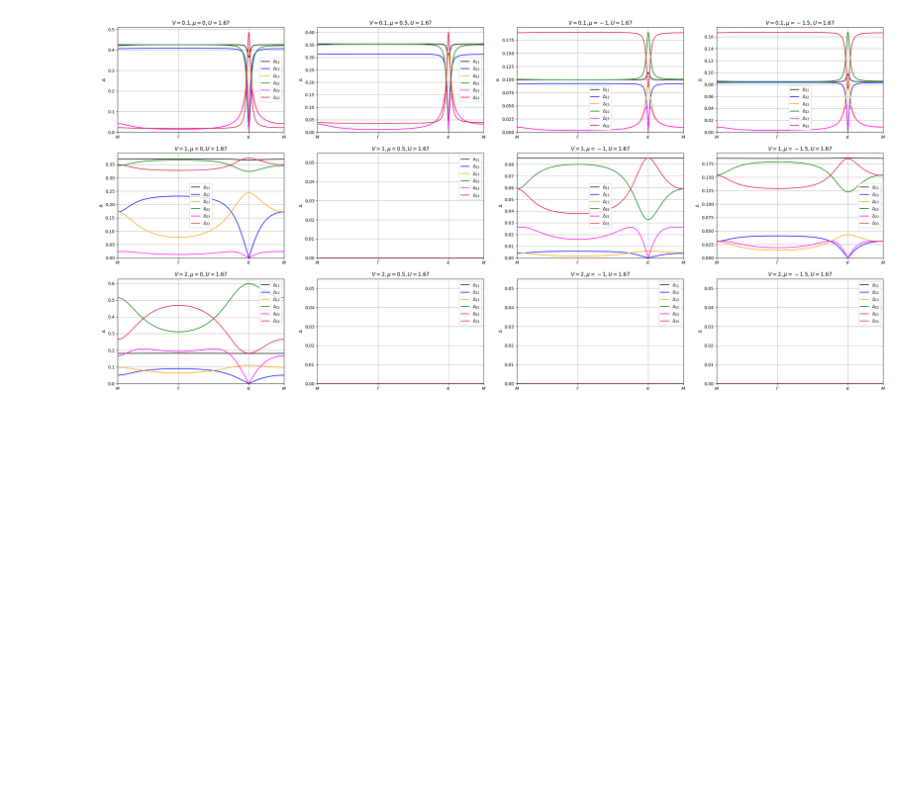
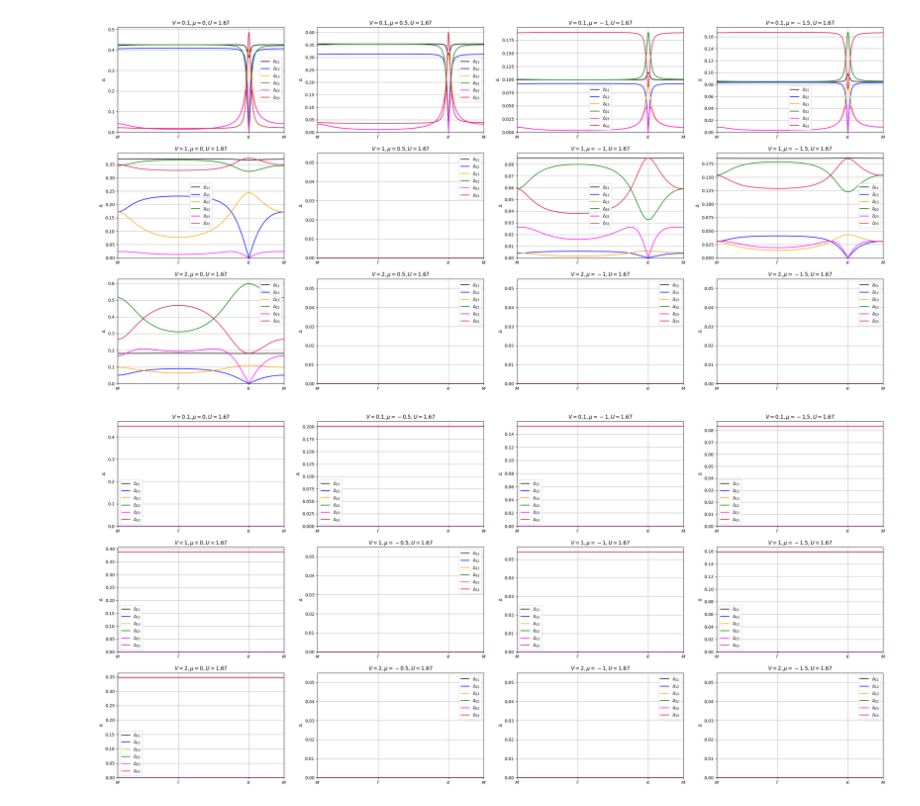
Before and after one commit to Ruberhauptmann/quantum-metric-egx, a Jupyter notebook: plot_gap_against_U.ipynb, the cells around one changed output. Cells and saved outputs as stored; diff of their text form; code cells hidden in the pictures; blank space fills up the shorter version.

```diff
--- a/plot_gap_against_U.ipynb
+++ b/plot_gap_against_U.ipynb
@@ -123,2 +128,7 @@ fig.savefig('gap_plots/gap_size_vs_U_band_basis.pdf', bbox_inches='tight')
 # %% [output]
 [figure]
+# %%
+fig = plot_band_basis([0.1, 1, 2], 'egx/gap_size_vs_U_uniform_pairing_constraint')
+fig.savefig('gap_plots/gap_size_k_space_band_basis_uniform_pairing_constraint.pdf', bbox_inches='tight')
+# %% [output]
+[figure, added]
```
Also changed, not shown: parts of 8 cells of this notebook, 52 other files.
